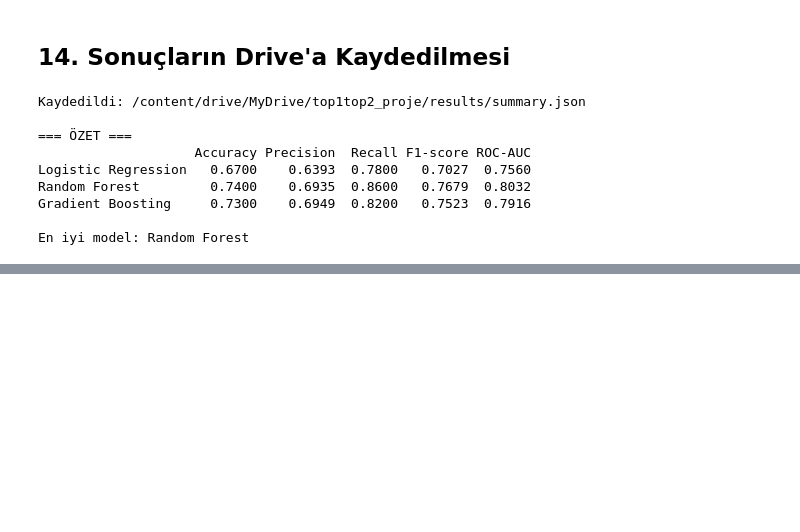
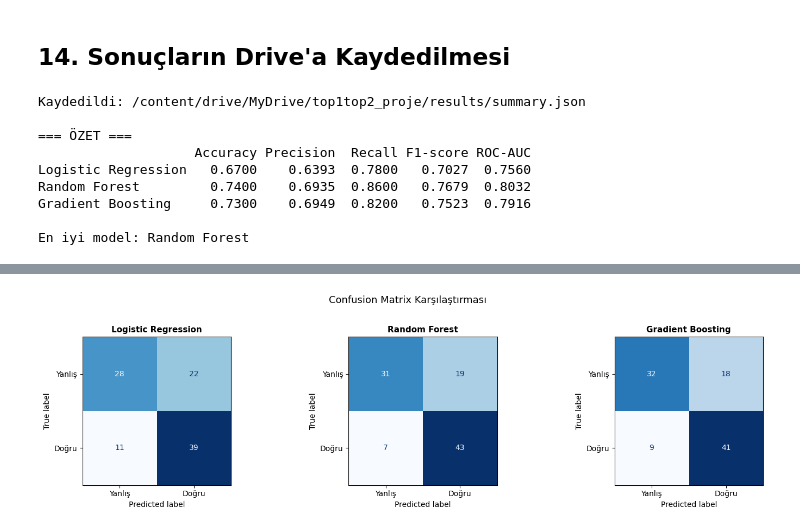
Before and after one commit to betullarslan-cpu/cosmos-t1-confidence-prediction, a Jupyter notebook: top1_top2_project.ipynb, the cells around one changed output, grey strips where cells are left out. Saved outputs shown, nothing was run; the diff lists cells and outputs as text; code cells hidden in the pictures; blank space fills up the shorter version.

```diff
--- a/top1_top2_project.ipynb
+++ b/top1_top2_project.ipynb
@@ -824,3 +824,27 @@ Random Forest         0.7400    0.6935  0.8600   0.7679  0.8032
 Gradient Boosting     0.7300    0.6949  0.8200   0.7523  0.7916
 
 En iyi model: Random Forest
+# %%
+import torch
+from transformers import AutoTokenizer, AutoModelForCausalLM
+
+MODEL_NAME = "ytu-ce-cosmos/Turkish-Gemma-9b-T1"
+
+tokenizer = AutoTokenizer.from_pretrained(MODEL_NAME, trust_remote_code=True)
+tokenizer.padding_side = "left"
+
+if tokenizer.pad_token is None:
+    tokenizer.pad_token = tokenizer.eos_token
+
+model = AutoModelForCausalLM.from_pretrained(
+    MODEL_NAME,
+    torch_dtype=torch.bfloat16,
+    device_map="auto",
+    trust_remote_code=True,
+)
+
+model.eval()
+
+print("Model yüklendi:", MODEL_NAME)
+print("GPU:", torch.cuda.get_device_name(0))
+print("VRAM:", f"{torch.cuda.memory_allocated()/1e9:.1f} GB")
@@ -826,0 +1075,22 @@ En iyi model: Random Forest
+# %%
+import matplotlib.pyplot as plt
+import matplotlib
+from sklearn.metrics import confusion_matrix, ConfusionMatrixDisplay
+
+matplotlib.rcParams['font.family'] = 'DejaVu Sans'
+
+fig, axes = plt.subplots(1, 3, figsize=(15, 4))
+
+for ax, (name, v) in zip(axes, ml_results.items()):
+    cm = confusion_matrix(y_test, v['y_pred'])
+    ConfusionMatrixDisplay(cm, display_labels=['Yanlış', 'Doğru']).plot(
+        ax=ax, colorbar=False, cmap='Blues'
+    )
+    ax.set_title(name, fontsize=11, fontweight='bold')
+
+plt.suptitle('Confusion Matrix Karşılaştırması', fontsize=13, y=1.02)
+plt.tight_layout()
+plt.savefig(f"{PATHS['figures']}/confusion_matrices_final.png", dpi=150, bbox_inches='tight')
+plt.show()
+# %% [output]
+[figure, added]
```
Also changed, not shown: parts of 7 cells of this notebook, 5 other files.
